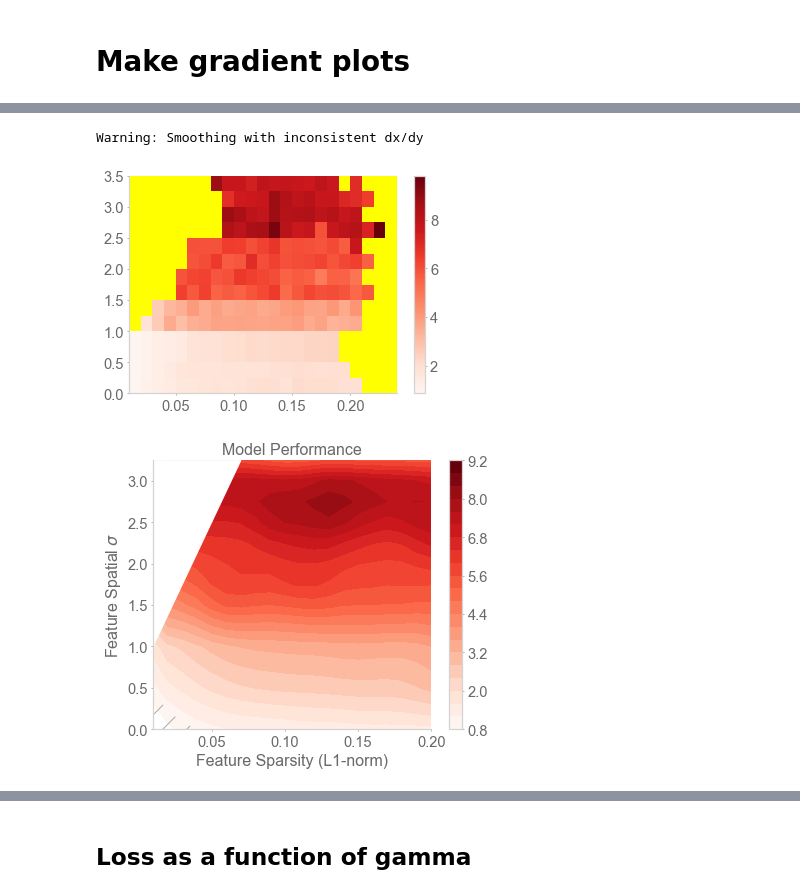
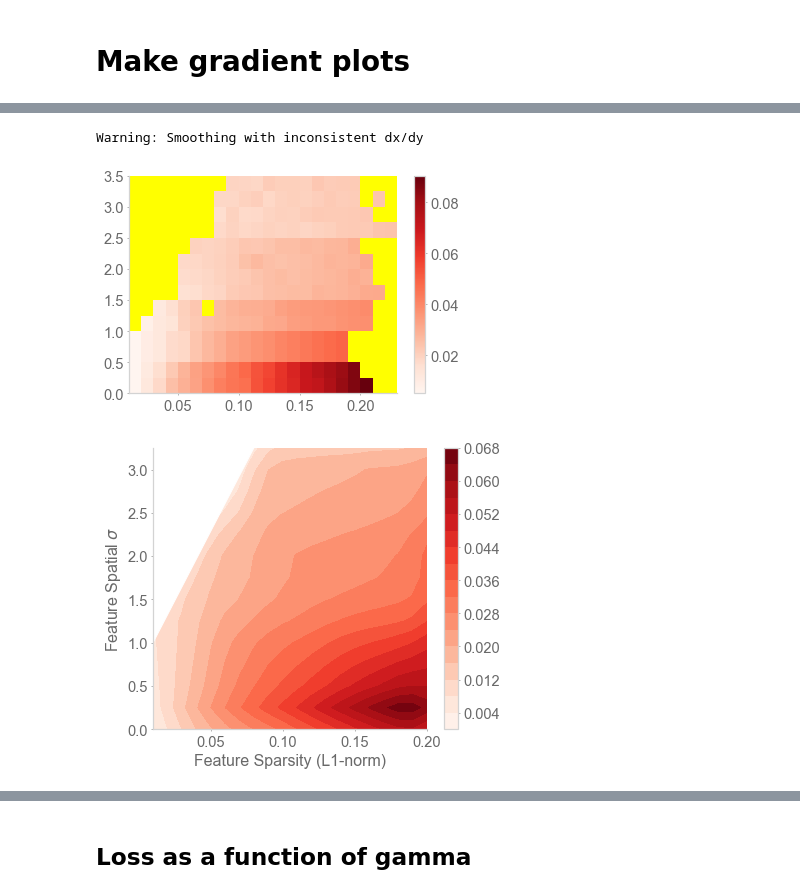
Before and after one commit to chingf/sr-project, a Jupyter notebook: notebooks/5bcdefg-td-error-hannah.ipynb, the cells around one changed output, grey strips where cells are left out. Drawn from its saved outputs; the diff is of its cells as text; code cells hidden in the pictures.

```diff
--- a/notebooks/5bcdefg-td-error-hannah.ipynb
+++ b/notebooks/5bcdefg-td-error-hannah.ipynb
@@ -52,14 +48,15 @@ hue_order = ['RNN-SF']
 # %% [markdown]
 # Load results
 # %%
-with open(f"{configs.engram_dir}03_hannah_dset/td_results.p", 'rb') as f:
+with open(f"{configs.engram_dir}03_td_discrete_corr/td_results.p", 'rb') as f:
     results = pickle.load(f)
 # %%
 init_sparsities = np.array(results['init_sparsities']).astype(float)
 final_sparsities = np.array(results['final_sparsities']).astype(float)
 sigmas = np.array(results['sigmas']).astype(float)
 gammas = np.array(results['gammas']).astype(float)
-models = np.array(results['models'])
+models = [format_model_name(m) for m in results['models']]
+models = np.array(models)
 final_losses = np.array(results['final_losses']).astype(float)
 chance_losses = np.array(results['chance_losses']).astype(float)
 # %%
@@ -124,7 +123,7 @@ plt.savefig('4a_sparselineplot.png', dpi=300)
 # %% [markdown]
 # Make gradient plots
 # %%
-_gamma = 0.5
+_gamma = 0.75
 # %%
 from matplotlib.colors import BoundaryNorm
 from matplotlib.ticker import MaxNLocator
@@ -178,10 +177,10 @@ def make_gradients(
             else:
                 val = _val
             z[i,j] = val
+
+    # Plot raw grid values
     cmap = plt.get_cmap(cmap)
     cmap.set_bad('yellow')
-
-    # Plot raw grid values
     fig, ax = plt.subplots()
     im = ax.pcolormesh(
         x, y, z, cmap=cmap
@@ -224,15 +223,14 @@ def make_gradients(
         z = convolve(z, kernel, preserve_nan=True)
 
     # Generate contour plots
+    z = np.clip(z, vmin, vmax)
     if vmin is not None and vmax is not None:
         levels = MaxNLocator(nbins=20).tick_values(vmin, vmax)
     else:
         levels = MaxNLocator(nbins=20).tick_values(np.nanmin(z), np.nanmax(z))
     fig, ax = plt.subplots(figsize=figsize)
 
-    cf = ax.contourf(x, y, z,
-                     levels=levels, cmap=cmap, vmin=vmin, vmax=vmax
-                     )
+    cf = ax.contourf(x, y, z, levels=levels, cmap=cmap, vmin=vmin, vmax=vmax)
     if leave_edge_nans: # White out parts that were extrapolated
         nans = np.argwhere(edge_nan_mask)
         nan1 = nans[0]; nan2 = nans[-1]
@@ -251,11 +249,10 @@ def make_gradients(
     if contours is not None: # Draw contours
         cntrs = plt.contourf(
             x, y, z, contours,
-            hatches='//', alpha=0.01,
-            colors='white'
+            hatches='//', alpha=0.01, colors='white'
             )
         plt.clabel(cntrs, inline=True, fontsize=12)
-    fig.colorbar(cf, ax=ax)
+    fig.colorbar(cf, ax=ax, ticks=levels[1::2])
     ax.set_title('contourf with levels')
     plt.title(title)
     plt.xlabel(xlabel)
@@ -293,24 +350,28 @@ Warning: Smoothing with inconsistent dx/dy
 # %%
-# RNN-Oja
+# Linear
 _models = models[gammas==_gamma]
 _sparsities = final_sparsities[gammas==_gamma]
 _sigmas = sigmas[gammas==_gamma]
 _final_losses = final_losses[gammas==_gamma]
 _chance_losses = chance_losses[gammas==_gamma]
 
 _x, _y, _z = make_gradients(
     _sparsities, _sigmas,
     _final_losses, _models,
-    title='Model Performance',
+    title='',
     xlabel='Feature Sparsity (L1-norm)',
     ylabel='Feature Spatial $\sigma$',
-    figname=f'4a_perf_rnn_oja_{_gamma}',
+    figname=f'4a_perf_linear_{_gamma}',
     interpolate=True, smooth=True, figsize=[6,5],
-    plottype='Linear', chance_relative=True,
-    chance_zs = _chance_losses, contours=[0.0, 1.0],
-    xlim=[_sparsities.min(), 0.2]
+    plottype='FF-TD',
+    chance_zs = _chance_losses,
+    xlim=[_sparsities.min(), 0.2],
+    contours=[100, 200],
+    chance_relative=False, vmax=None, vmin=0,
+    #chance_relative=True,
+    #contours=[0.0, 1.0], vmax=7.6
     )
 # %% [output]
 Warning: Smoothing with inconsistent dx/dy
-[figure, old version]
+[figure, new version]
-[figure, old version]
+[figure, new version]
```
Also changed, not shown: parts of 12 cells of this notebook, 18 other files.
